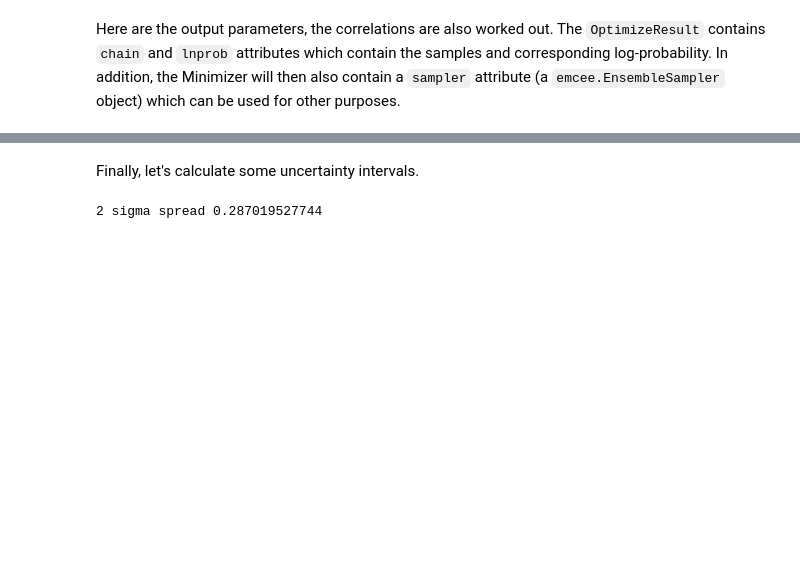
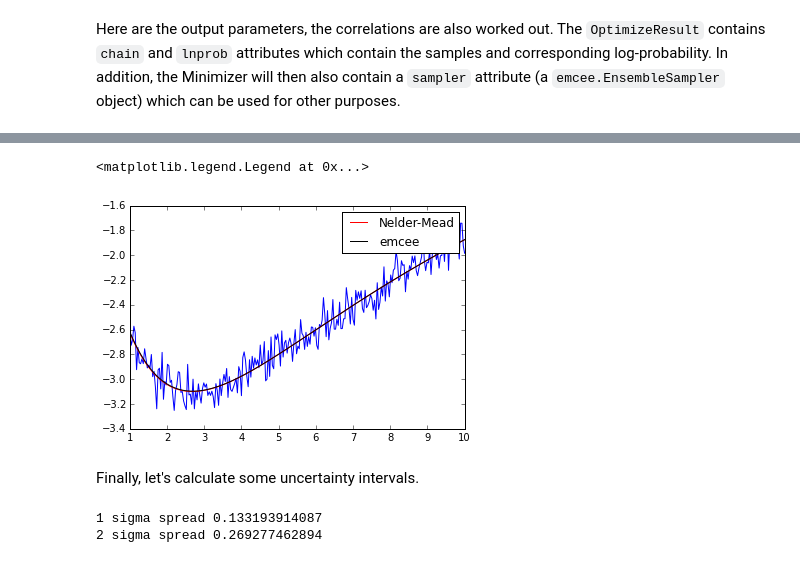
Before and after one commit to lmfit/lmfit-py, a Jupyter notebook: examples/lmfit_emcee_example.ipynb, the cells around one changed output, grey strips where cells are left out. Saved outputs shown, nothing was run; the diff lists cells and outputs as text; code cells hidden in the pictures; blank space fills up the shorter version.

Commit message:
MAINT: updated lmfit.emcee ipython notebooks

```diff
--- a/examples/lmfit_emcee_example.ipynb
+++ b/examples/lmfit_emcee_example.ipynb
@@ -117,7 +112,17 @@ Parameters([('a1', <Parameter 'a1', 2.9988423426298825, bounds=[-inf:inf]>), ('a
+# %%
+plt.plot(x, y)
+plt.plot(x, residual(mi.params) + y, 'r', label='Nelder-Mead')
+plt.plot(x, residual(res.params) + y, 'black', label='emcee')
+plt.legend()
+# %% [output]
+<matplotlib.legend.Legend at 0x...>
+[figure, added]
 # %% [markdown]
 Finally, let's calculate some uncertainty intervals.
 # %%
 quantiles = np.percentile(res.flatchain['t1'], [2.28, 15.9, 50, 84.2, 97.7])
-print("2 sigma spread", 0.5 * (quantiles[-1] - quantiles[0]))
+print("1 sigma spread", 0.5 * (quantiles[3] - quantiles[1]))
+print("2 sigma spread", 0.5 * (quantiles[4] - quantiles[0]))
 # %% [output]
-2 sigma spread 0.287019527744
+1 sigma spread 0.133193914087
+2 sigma spread 0.269277462894
```
Also changed, not shown: parts of 7 cells of this notebook, 5 other files.
